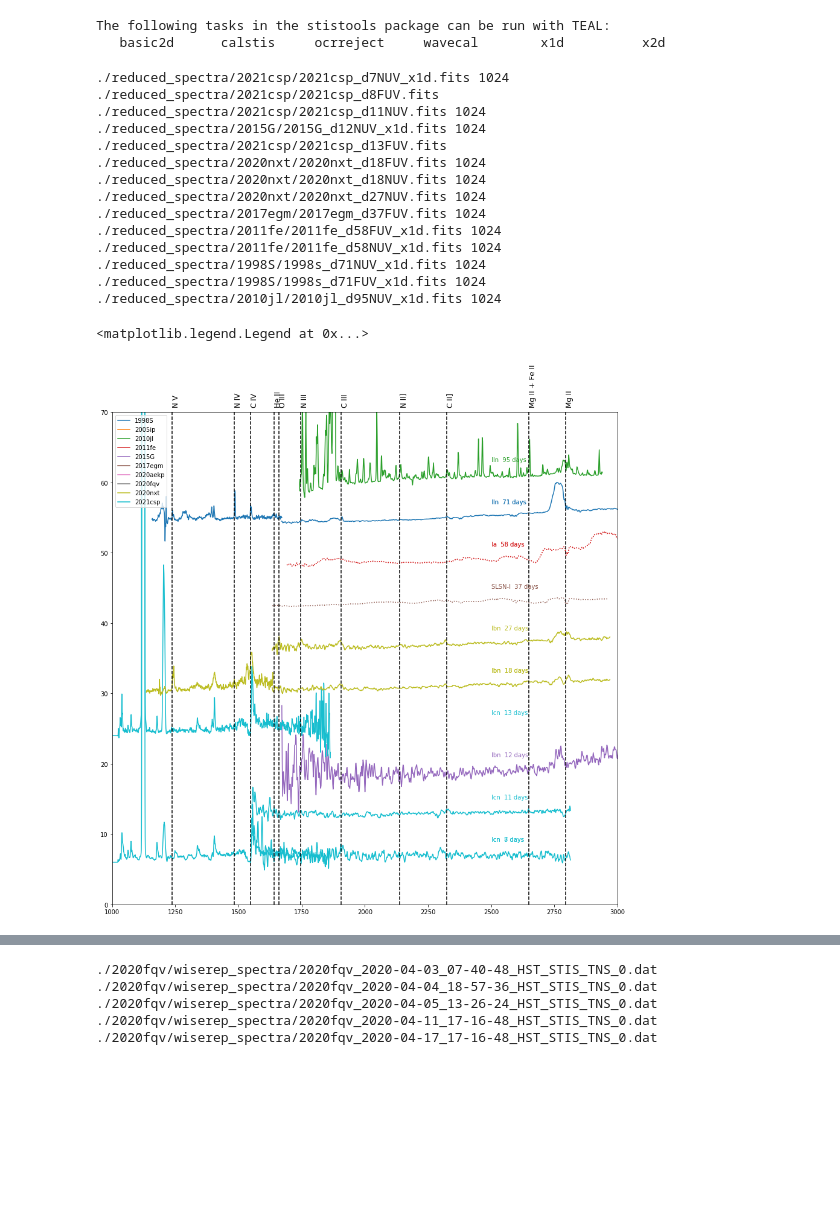
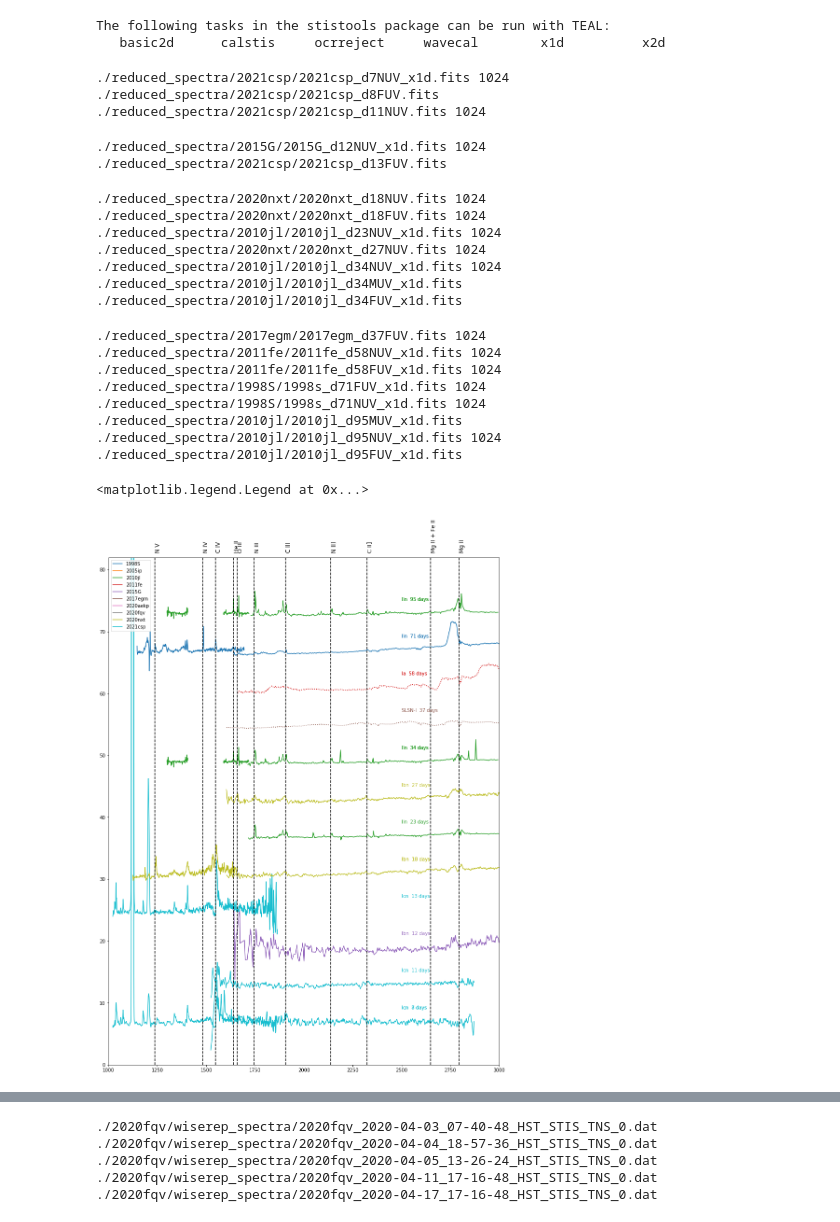
Before and after one commit to Anika019/UV_interaction_SN, a Jupyter notebook: plot.ipynb, the cells around one changed output, grey strips where cells are left out. Cells and saved outputs as stored; diff of their text form; code cells hidden in the pictures; blank space fills up the shorter version.

```diff
--- a/plot.ipynb
+++ b/plot.ipynb
@@ -61,6 +61,8 @@ type_dict = {'2010jl':'IIn',
           '2020fqv':'Ia'}
 # %%
 def plot_spec(fname, color, convolve_kernal, z = 0., shift = 0, linestyle = '-', label = None, bin_f = False, bin_size = 1):
+
+    g = Gaussian1DKernel(stddev=1)
     with fits.open(fname) as f:
         if bin_f:
             f_bin = np.zeros(int(len(f[1].data['WAVELENGTH'][0])/bin_size))
@@ -69,22 +71,29 @@ def plot_spec(fname, color, convolve_kernal, z = 0., shift = 0, linestyle = '-',
                 wav_bin[i] = np.average(f[1].data['WAVELENGTH'][0][i*bin_size:i*bin_size+bin_size])
                 f_bin[i] = np.sum(f[1].data['FLUX'][0][i*bin_size:i*bin_size+bin_size])
             f_bin = convolve(f_bin, convolve_kernal)
-            ind = wav_bin>0
+#            ind = wav_bin>0
+            ind = (f_bin/convolve(f_bin,g)<2)&(f_bin/convolve(f_bin,g)>0.5)
+#            mask2 = (spec[1].data['DQ'][0]<2**10+257) &(spec[1].data['DQ'][0]!=256)&(spec[1].data['DQ'][0]!=512)
+#            ind = mask1&mask2
             ind[:50]=False
             ind[int(-250*16/bin_size):]=False
             plt.plot(wav_bin[ind]/(1+z), f_bin[ind]/np.median(f_bin[ind])+shift, color = color, linestyle = linestyle)
         else:
             flux = convolve(f[1].data['FLUX'][0], convolve_kernal)
-            ind = f[1].data['WAVELENGTH'][0]>0
-            ind[:70]=False
-            ind[-70:]=False
+#            ind = f[1].data['WAVELENGTH'][0]>0
+            mask1 = (f[1].data['FLUX'][0]/convolve(f[1].data['FLUX'][0],g)<2)&(f[1].data['FLUX'][0]/convolve(f[1].data['FLUX'][0],g)>0.5)
+            mask2 = (f[1].data['DQ'][0]<2**10+257) &(f[1].data['DQ'][0]!=256)&(f[1].data['DQ'][0]!=512)
+            ind = mask1&mask2
+            ind[:50]=False
+            ind[-30:]=False
+
             print(fname, len(f[1].data['WAVELENGTH'][0]))
             plt.plot(f[1].data['WAVELENGTH'][0][ind]/(1+z), flux[ind]/np.median(flux[ind])+shift, color = color,
                      linestyle = linestyle, label = label)
 # %%
 from astropy.convolution import Gaussian1DKernel, convolve
 
-plt.figure(figsize=(15, 15))
+plt.figure(figsize=(15, 20))
 g = Gaussian1DKernel(stddev=1)
 
 wav_bin = np.zeros(1024)
@@ -111,46 +120,56 @@ for i in range(len(spec_log)):
         linestyle = '-'
     if spec['phase']<100 and spec['name']!='2020fqv':
         if i>0 and (((spec['phase']-spec_log[i-1]['phase'])>1) | (spec['name']!=spec_log[i-1]['name'])):
             shift+=6
         if spec['name'] == '2021csp' and 'FUV' in spec['file']:
             print(spec['file'])
             plot_spec(spec['file'], color_dict[spec['name']], g, shift = shift, z = z, linestyle = linestyle
                       , bin_f = True, bin_size = 8)
+        elif (spec['name'] == '2010jl' and (('FUV' in spec['file'])or('MUV' in spec['file']))):
+            print(spec['file'])
+            plot_spec(spec['file'], color_dict[spec['name']], g, shift = shift, z = z, linestyle = linestyle
+                      , bin_f = True, bin_size = 32)
         else:
             plot_spec(spec['file'], color_dict[spec['name']], g, shift = shift, z = z, linestyle = linestyle)
         plt.text(2500, shift+3, type_dict[spec['name']] + '  '+str(spec['phase'])+' days', color = color_dict[spec['name']])
 
 
 
 xcoords=[1238,1484  ,1548  ,1640  ,1660    ,1746   ,1907   ,2139   ,2323   ,2650           , 2795  ]
 #xcoords=np.asarray(xcoords)*1.e-4
 names=['N V' ,'N IV','C IV','He II','O III','N III','C III','N II]','C II]','Mg II + Fe II','Mg II']
 
 for i in range(len(xcoords)):
     plt.axvline(x=xcoords[i],ymax=1,color='black',linestyle='--')
     plt.text(xcoords[i],shift+11,names[i],rotation=90,fontsize=12)
     #plt.text(xcoords[i],4.6e-17,names[i],rotation=90)
 
 plt.xlim(1000, 3000)
 plt.ylim(0, shift+10)
 plt.legend()
 # %% [output]
 ./reduced_spectra/2021csp/2021csp_d7NUV_x1d.fits 1024
 ./reduced_spectra/2021csp/2021csp_d8FUV.fits
 ./reduced_spectra/2021csp/2021csp_d11NUV.fits 1024
-./reduced_spectra/2015G/2015G_d12NUV_x1d.fits 1024
-./reduced_spectra/2021csp/2021csp_d13FUV.fits
-./reduced_spectra/2020nxt/2020nxt_d18FUV.fits 1024
-./reduced_spectra/2020nxt/2020nxt_d18NUV.fits 1024
-./reduced_spectra/2020nxt/2020nxt_d27NUV.fits 1024
-./reduced_spectra/2017egm/2017egm_d37FUV.fits 1024
-./reduced_spectra/2011fe/2011fe_d58FUV_x1d.fits 1024
-./reduced_spectra/2011fe/2011fe_d58NUV_x1d.fits 1024
-./reduced_spectra/1998S/1998s_d71NUV_x1d.fits 1024
-./reduced_spectra/1998S/1998s_d71FUV_x1d.fits 1024
-./reduced_spectra/2010jl/2010jl_d95NUV_x1d.fits 1024
-<matplotlib.legend.Legend at 0x...>
+./reduced_spectra/2015G/2015G_d12NUV_x1d.fits 1024
+./reduced_spectra/2021csp/2021csp_d13FUV.fits
+./reduced_spectra/2020nxt/2020nxt_d18NUV.fits 1024
+./reduced_spectra/2020nxt/2020nxt_d18FUV.fits 1024
+./reduced_spectra/2010jl/2010jl_d23NUV_x1d.fits 1024
+./reduced_spectra/2020nxt/2020nxt_d27NUV.fits 1024
+./reduced_spectra/2010jl/2010jl_d34NUV_x1d.fits 1024
+./reduced_spectra/2010jl/2010jl_d34MUV_x1d.fits
+./reduced_spectra/2010jl/2010jl_d34FUV_x1d.fits
+./reduced_spectra/2017egm/2017egm_d37FUV.fits 1024
+./reduced_spectra/2011fe/2011fe_d58NUV_x1d.fits 1024
+./reduced_spectra/2011fe/2011fe_d58FUV_x1d.fits 1024
+./reduced_spectra/1998S/1998s_d71FUV_x1d.fits 1024
+./reduced_spectra/1998S/1998s_d71NUV_x1d.fits 1024
+./reduced_spectra/2010jl/2010jl_d95MUV_x1d.fits
+./reduced_spectra/2010jl/2010jl_d95NUV_x1d.fits 1024
+./reduced_spectra/2010jl/2010jl_d95FUV_x1d.fits
+<matplotlib.legend.Legend at 0x...>
-[figure, old version]
+[figure, new version]
 # %%
 from astropy.convolution import Gaussian1DKernel, convolve
 
```
Also changed, not shown: parts of 3 cells of this notebook, 10 other files.
